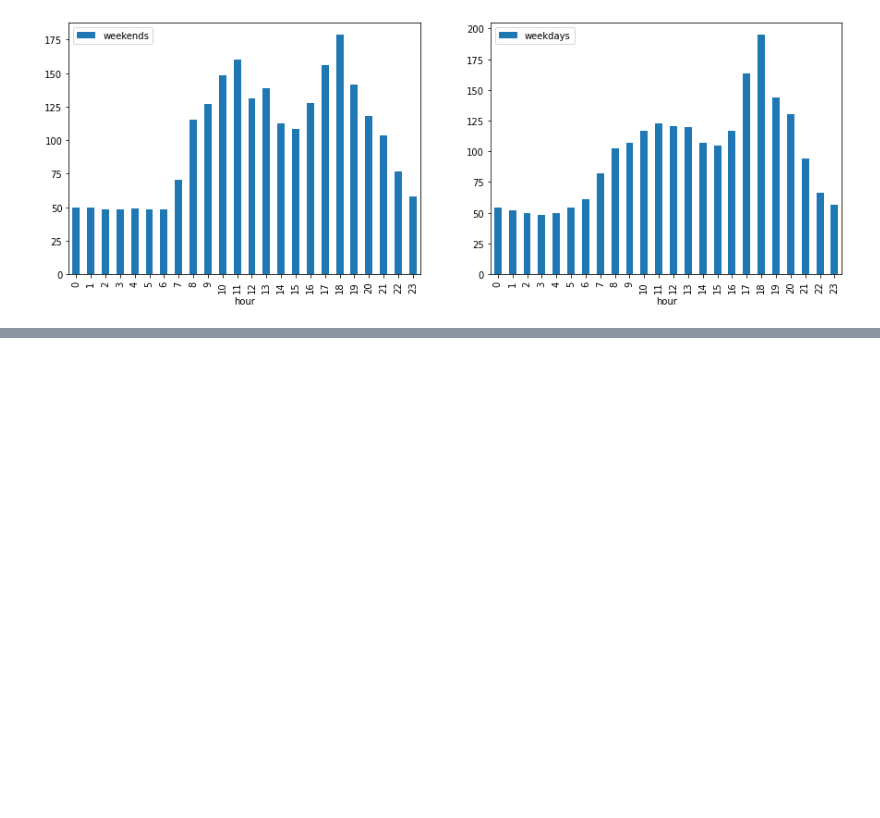
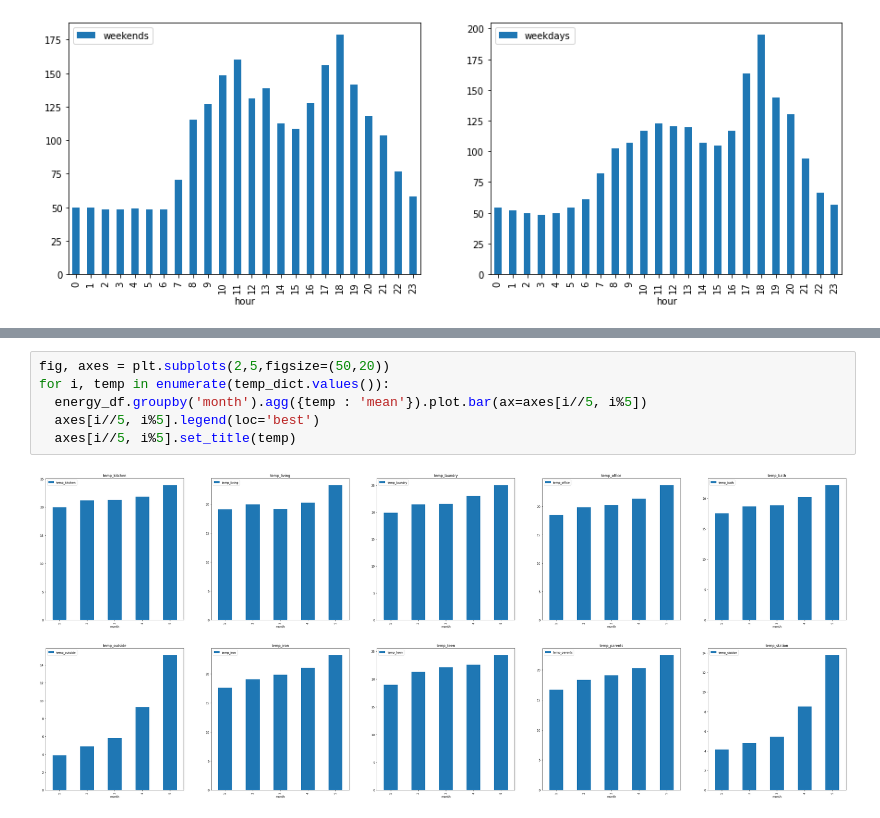
Before and after one commit to SmrutiRanjan27/Appliances-Energy-Prediction, a Jupyter notebook: Appliance_Energy_Prediction_Smruti_Ranjan.ipynb, the cells around one changed output, grey strips where cells are left out. Saved outputs shown, nothing was run; the diff lists cells and outputs as text; blank space fills up the shorter version.

```diff
--- a/Appliance_Energy_Prediction_Smruti_Ranjan.ipynb
+++ b/Appliance_Energy_Prediction_Smruti_Ranjan.ipynb
@@ -191,0 +231,8 @@ ax[1].legend(loc='best')
+# %%
+fig, axes = plt.subplots(2,5,figsize=(50,20))
+for i, temp in enumerate(temp_dict.values()):
+  energy_df.groupby('month').agg({temp : 'mean'}).plot.bar(ax=axes[i//5, i%5])
+  axes[i//5, i%5].legend(loc='best')
+  axes[i//5, i%5].set_title(temp)
+# %% [output]
+[figure, added]
```
Also changed, not shown: parts of 101 cells of this notebook.
